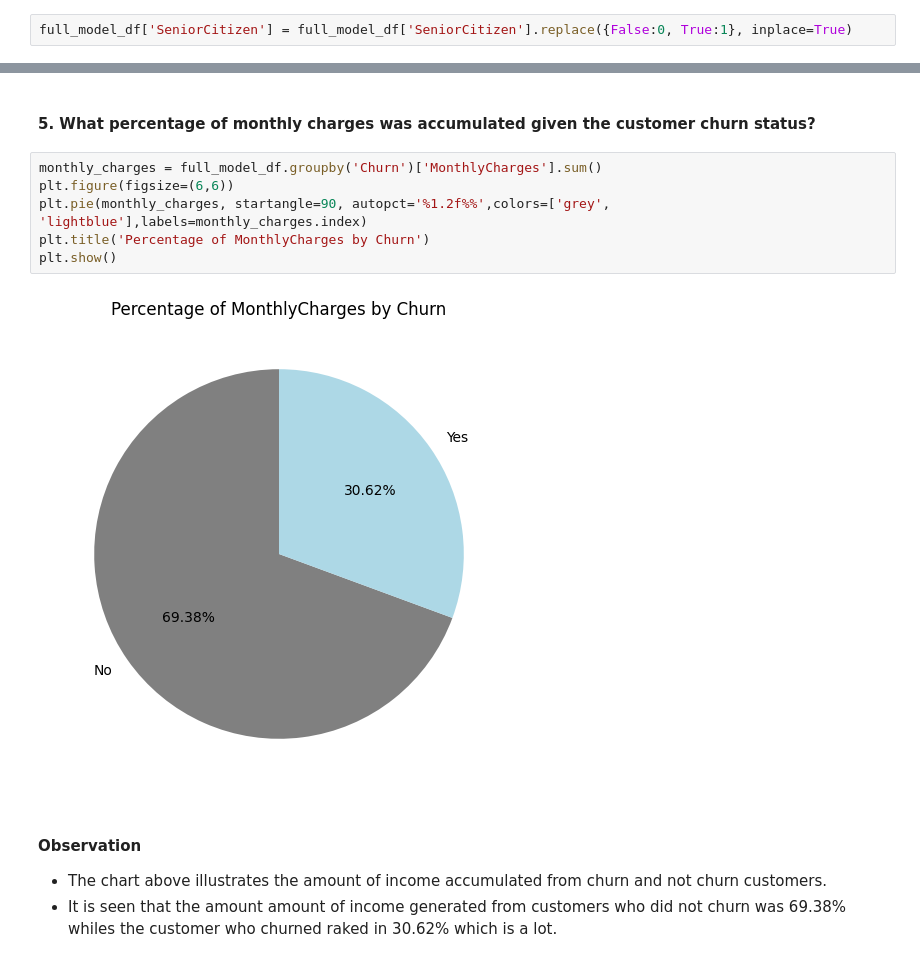
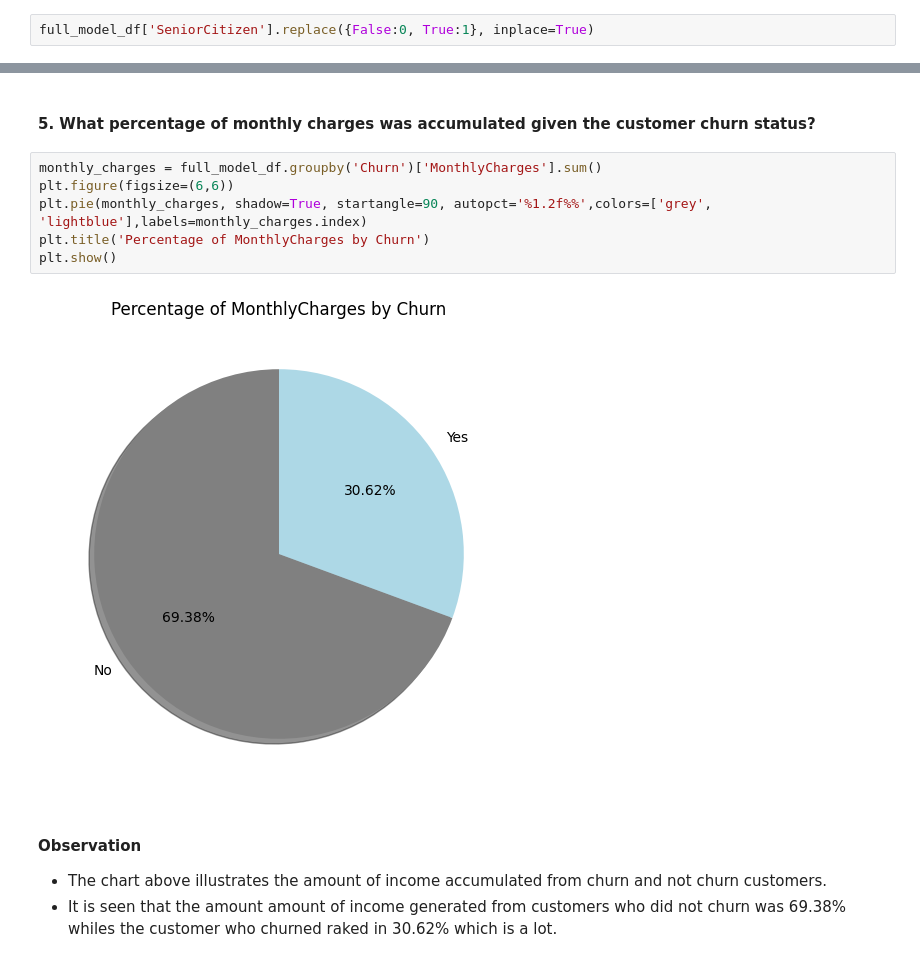
Before and after one commit to pk-aduyaw/Customer_Churn_Classification_Project, a Jupyter notebook: customer_churn_classification_model_project.ipynb, the cells around one changed output, grey strips where cells are left out. Drawn from its saved outputs; the diff is of its cells as text.

```diff
--- a/customer_churn_classification_model_project.ipynb
+++ b/customer_churn_classification_model_project.ipynb
@@ -299,7 +301,7 @@ Name: SeniorCitizen, dtype: object
 # %% [markdown]
 #### The seniorCitizen columns have True and False values which we will have to correct to 0's and 1's.
 # %%
-full_model_df['SeniorCitizen'] = full_model_df['SeniorCitizen'].replace({False:0, True:1}, inplace=True)
+full_model_df['SeniorCitizen'].replace({False:0, True:1}, inplace=True)
 # %%
 # View the unique values in the Partner column
 full_model_df['Partner'].unique()
@@ -686,11 +684,11 @@ plt.show()
 # %%
 monthly_charges = full_model_df.groupby('Churn')['MonthlyCharges'].sum()
 plt.figure(figsize=(6,6))
-plt.pie(monthly_charges, startangle=90, autopct='%1.2f%%',colors=['grey', 'lightblue'],labels=monthly_charges.index)
+plt.pie(monthly_charges, shadow=True, startangle=90, autopct='%1.2f%%',colors=['grey', 'lightblue'],labels=monthly_charges.index)
 plt.title('Percentage of MonthlyCharges by Churn')
 plt.show()
 # %% [output]
-[figure, old version]
+[figure, new version]
 # %% [markdown]
 #### Observation
 - The chart above illustrates the amount of income accumulated from churn and not churn customers.
```
Also changed, not shown: parts of 35 cells of this notebook, 2 other files.
